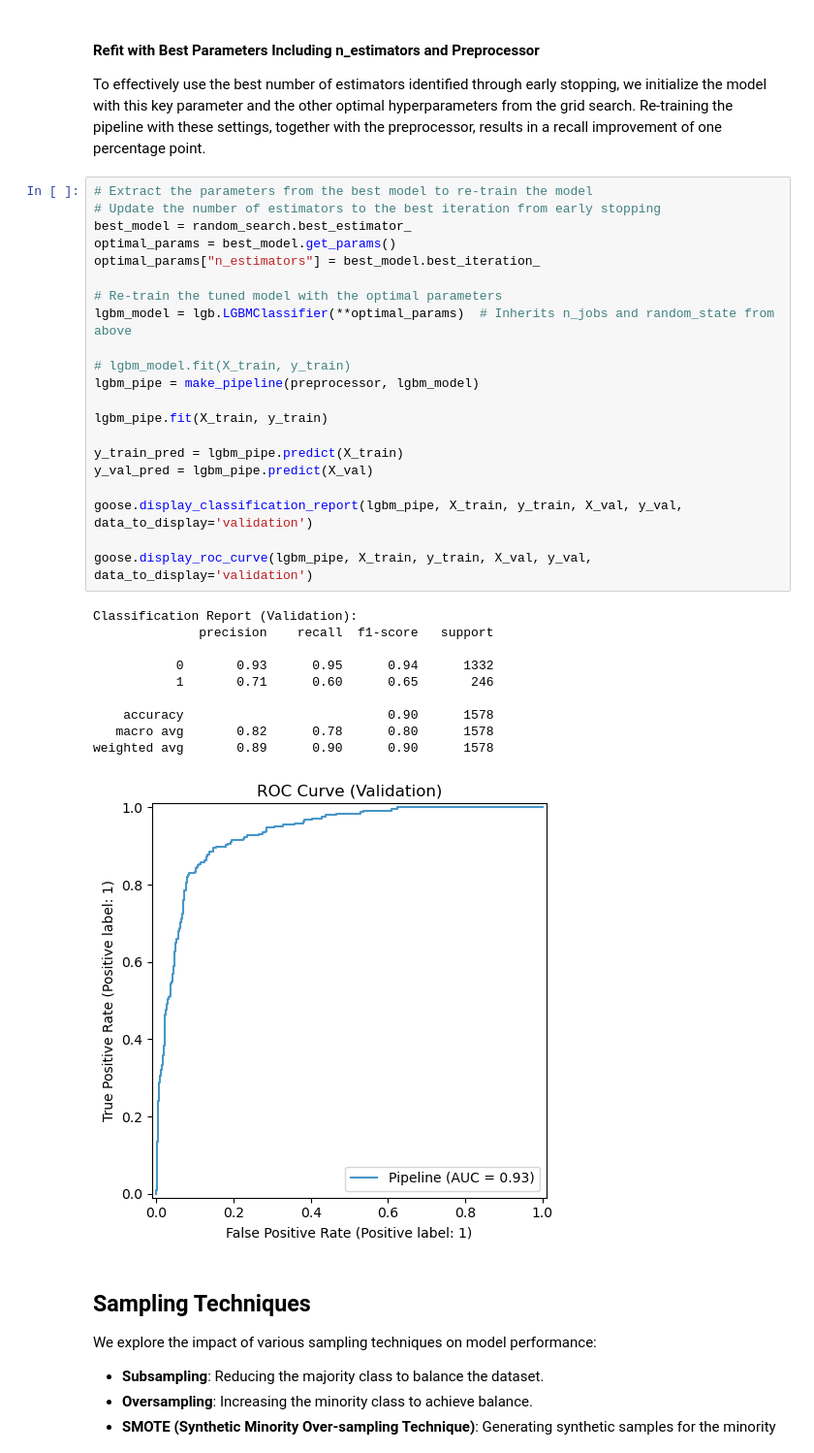
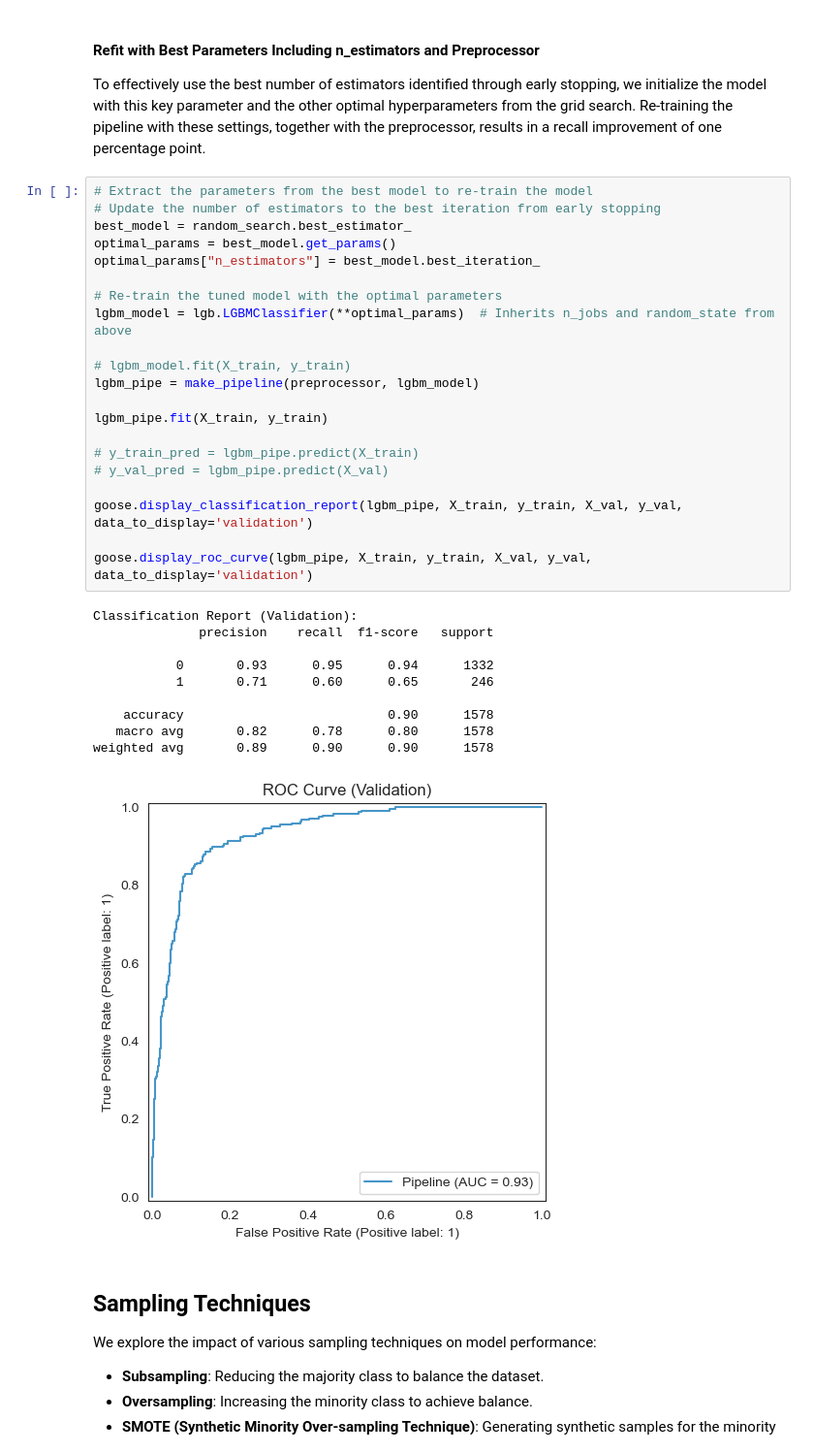
Before and after one commit to FutureGoose/ecommerce_purchase_prediction, a Jupyter notebook: gustaf_boden_ml_projekt.ipynb, the cells around one changed output. Shown at 97% size. Saved outputs shown, nothing was run; the diff lists cells and outputs as text.

```diff
--- a/gustaf_boden_ml_projekt.ipynb
+++ b/gustaf_boden_ml_projekt.ipynb
@@ -1447,35 +1447,35 @@ To effectively use the best number of estimators identified through early stoppi
 # %%
 # Extract the parameters from the best model to re-train the model
 # Update the number of estimators to the best iteration from early stopping
 best_model = random_search.best_estimator_
 optimal_params = best_model.get_params()
 optimal_params["n_estimators"] = best_model.best_iteration_
 
 # Re-train the tuned model with the optimal parameters
 lgbm_model = lgb.LGBMClassifier(**optimal_params)  # Inherits n_jobs and random_state from above
 
 # lgbm_model.fit(X_train, y_train)
 lgbm_pipe = make_pipeline(preprocessor, lgbm_model)
 
 lgbm_pipe.fit(X_train, y_train)
 
-y_train_pred = lgbm_pipe.predict(X_train)
-y_val_pred = lgbm_pipe.predict(X_val)
+# y_train_pred = lgbm_pipe.predict(X_train)
+# y_val_pred = lgbm_pipe.predict(X_val)
 
 goose.display_classification_report(lgbm_pipe, X_train, y_train, X_val, y_val, data_to_display='validation')
 
 goose.display_roc_curve(lgbm_pipe, X_train, y_train, X_val, y_val, data_to_display='validation')
 # %% [output]
 Classification Report (Validation):
               precision    recall  f1-score   support
 
            0       0.93      0.95      0.94      1332
            1       0.71      0.60      0.65       246
 
     accuracy                           0.90      1578
    macro avg       0.82      0.78      0.80      1578
 weighted avg       0.89      0.90      0.90      1578
-[figure, old version]
+[figure, new version]
 # %% [markdown]
 ## Sampling Techniques
 
```
Also changed, not shown: parts of 12 cells of this notebook.
